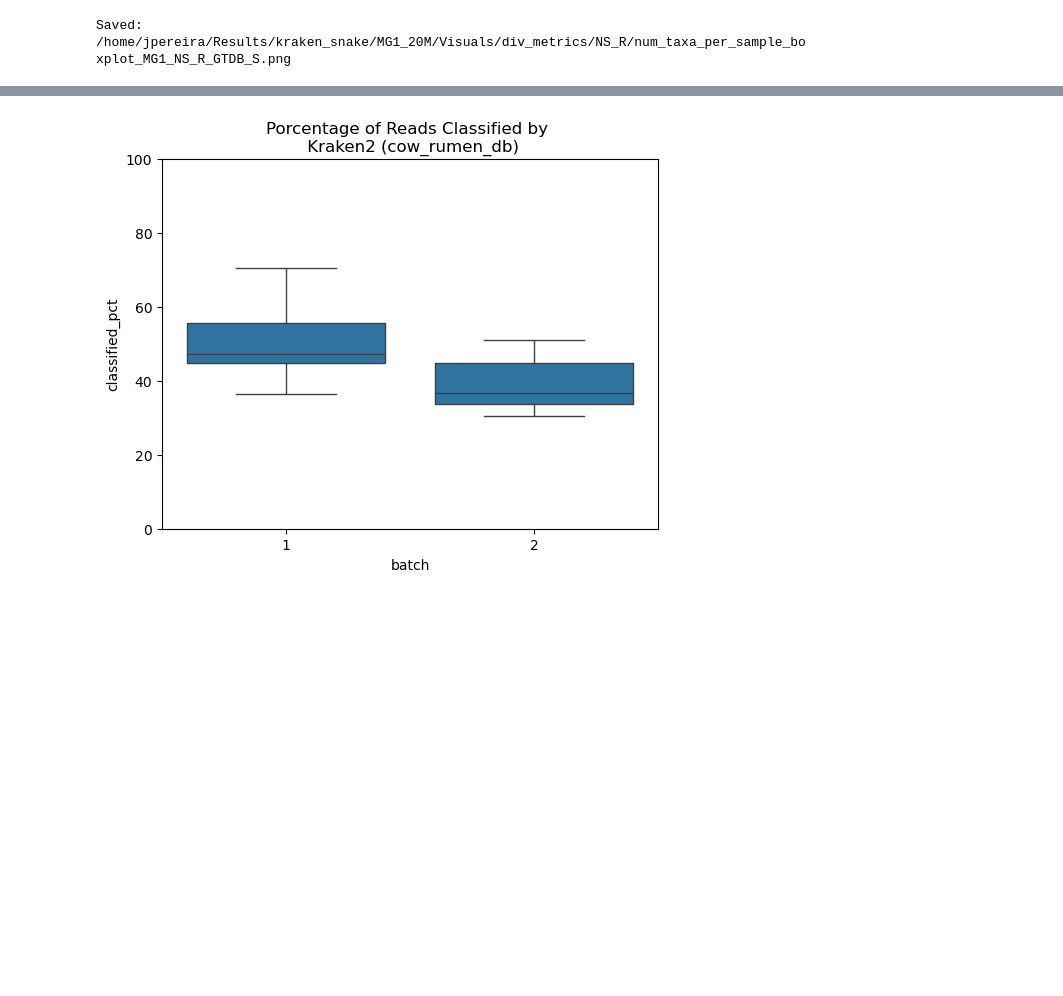
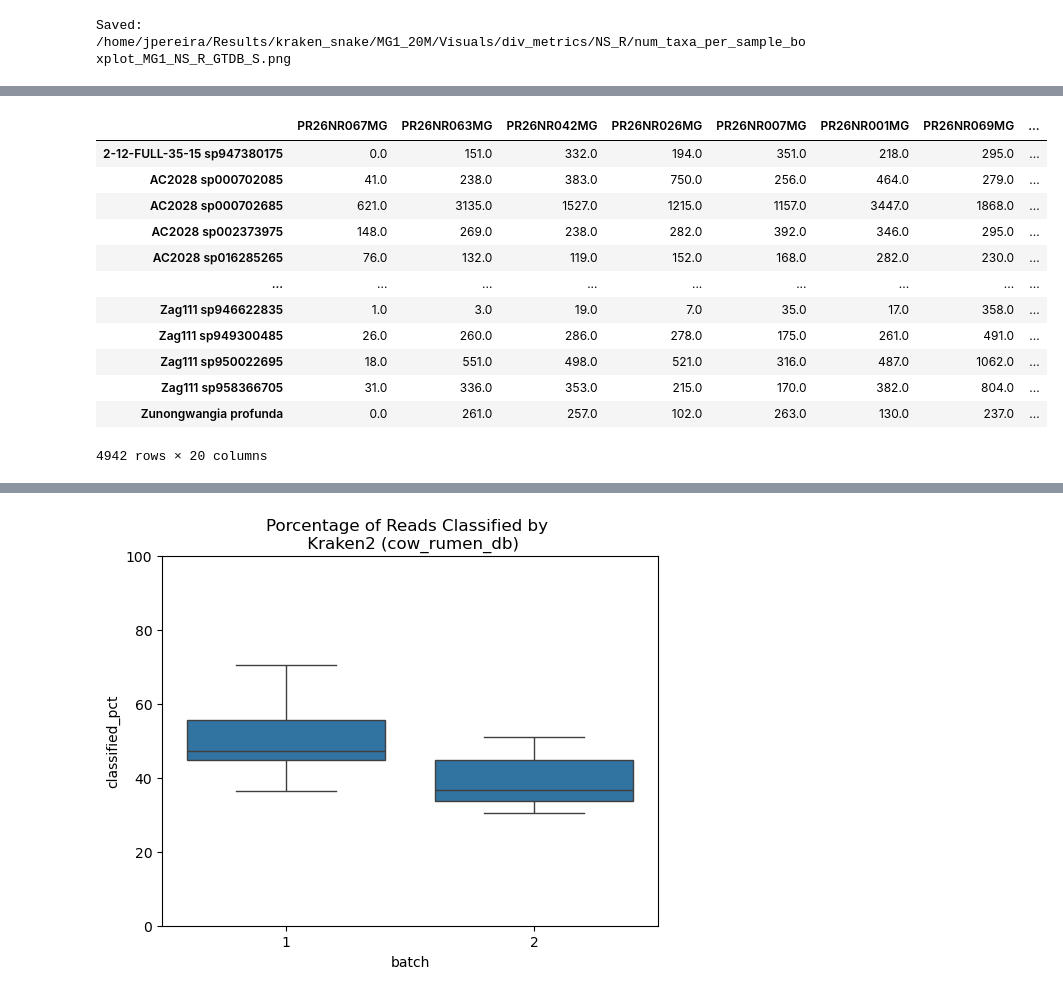
Before and after one commit to JPereira199/kraken_snake, a Jupyter notebook: scripts/old.diversity_clustering.ipynb, the cells around one changed output, grey strips where cells are left out. Drawn from its saved outputs; the diff is of its cells as text; code cells hidden in the pictures; blank space fills up the shorter version.

```diff
--- a/scripts/old.diversity_clustering.ipynb
+++ b/scripts/old.diversity_clustering.ipynb
@@ -734 +720,69 @@ taxa_counts_df
+# %%
+import pandas as pd
+import matplotlib.pyplot as plt
+import seaborn as sns
+from skbio.stats.ordination import pcoa
+from skbio.stats.distance import DistanceMatrix
+from skbio.diversity import beta_diversity
+from pathlib import Path
+from utils.plots_utils import make_pca, make_pcoa
+from utils.files_utils import load_metadata, load_counts
+
+MG1_MG2_GTDB_S_R_settings = {
+    'raw_counts_tsv' : Path('/home/jpereira/Results/kraken_snake/MG1_MG2_GTDB/Groups/counts/S/all_R/counts.tsv'),
+    'combat_counts_tsv' : Path('/home/jpereira/Results/kraken_snake/MG1_MG2_GTDB/Normalization/S/all_R/combat_seq.tsv'),
+    'input_metadata_dir' : Path('/home/jpereira/Results/kraken_snake/MG1_MG2_GTDB/Groups/S/metadata/'),
+    'metadata_tsv' : Path("/home/jpereira/old.kraken_snake/metadata/metadata.MG1_MG2.all_R.27_08_25.tsv"),
+    'comparision_name' : 'NS_R_vs_PR_R',
+    'title' : 'MG1_MG2_GTDB_S (CS 0.3)',
+    'output_dir' : Path("/home/jpereira/Results/kraken_snake/MG1_MG2_GTDB/Normalization/")
+    }
+
+MG1_MG2_GTDB_S_all_settings = {
+    'raw_counts_tsv' : [Path('/home/jpereira/Results/kraken_snake/MG1_MG2_GTDB/Groups/counts/S/all_R/counts.tsv'),
+                        Path('/home/jpereira/Results/kraken_snake/MG1_MG2_GTDB/Groups/counts/S/PR_E//counts.tsv')],
+    'combat_counts_tsv' : [Path('/home/jpereira/Results/kraken_snake/MG1_MG2_GTDB/Normalization/S/all_R/combat_seq.tsv'),
+                           Path('/home/jpereira/Results/kraken_snake/MG1_MG2_GTDB/Normalization/S/PR_E/combat_seq.tsv')],
+    'metadata_tsv' : [Path('/home/jpereira/Results/kraken_snake/MG1_MG2_GTDB/Groups/metadata/S/all_R/metadata.tsv'),
+                      Path('/home/jpereira/Results/kraken_snake/MG1_MG2_GTDB/Groups/metadata/S/PR_E/metadata.tsv')],
+    'comparision_name' : 'all_R_vs_PR_E',
+    'title' : 'MG1_MG2_GTDB_S (CS 0.3)',
+    'output_dir' : Path("/home/jpereira/Results/kraken_snake/MG1_MG2_GTDB/Normalization/")
+    }
+
+load_settings = {
+    'MG1_MG2_S_all_R_GTDB' : MG1_MG2_GTDB_S_R_settings,
+    'MG1_MG2_S_all_PR_E_GTDB' : MG1_MG2_GTDB_S_all_settings,
+}
+
+work_name='MG1_MG2_S_all_R_GTDB'
+
+raw_counts_tsv = load_settings[work_name]['raw_counts_tsv']
+combat_counts_tsv = load_settings[work_name]['combat_counts_tsv']
+comparision_name = load_settings[work_name]['comparision_name']
+title = load_settings[work_name]['title']
+metadata_tsv = load_settings[work_name]['metadata_tsv']
+output_dir = load_settings[work_name]['output_dir']
+
+output_pcoa_dir = output_dir / "PCOA"
+output_pcoa_dir.mkdir(exist_ok=True)
+
+# ─── Load data ───────────────────────────────────────────────────────────────
+raw_counts_df = load_counts(raw_counts_tsv, sep='\t', index_col=0, transpose=True)
+combat_counts_df = load_counts(combat_counts_tsv, sep='\t', index_col=0, transpose=True)
+metadata_df = load_metadata(metadata_tsv, sep='\t', id_col='work_id')
+# %% [output]
+|  | PR26NR067MG | PR26NR063MG | PR26NR042MG | PR26NR026MG | PR26NR007MG | PR26NR001MG | PR26NR069MG | ... |
+| 2-12-FULL-35-15 sp947380175 | 0.0 | 151.0 | 332.0 | 194.0 | 351.0 | 218.0 | 295.0 | ... |
+| AC2028 sp000702085 | 41.0 | 238.0 | 383.0 | 750.0 | 256.0 | 464.0 | 279.0 | ... |
+| AC2028 sp000702685 | 621.0 | 3135.0 | 1527.0 | 1215.0 | 1157.0 | 3447.0 | 1868.0 | ... |
+| AC2028 sp002373975 | 148.0 | 269.0 | 238.0 | 282.0 | 392.0 | 346.0 | 295.0 | ... |
+| AC2028 sp016285265 | 76.0 | 132.0 | 119.0 | 152.0 | 168.0 | 282.0 | 230.0 | ... |
+| ... | ... | ... | ... | ... | ... | ... | ... | ... |
+| Zag111 sp946622835 | 1.0 | 3.0 | 19.0 | 7.0 | 35.0 | 17.0 | 358.0 | ... |
+| Zag111 sp949300485 | 26.0 | 260.0 | 286.0 | 278.0 | 175.0 | 261.0 | 491.0 | ... |
+| Zag111 sp950022695 | 18.0 | 551.0 | 498.0 | 521.0 | 316.0 | 487.0 | 1062.0 | ... |
+| Zag111 sp958366705 | 31.0 | 336.0 | 353.0 | 215.0 | 170.0 | 382.0 | 804.0 | ... |
+| Zunongwangia profunda | 0.0 | 261.0 | 257.0 | 102.0 | 263.0 | 130.0 | 237.0 | ... |
+4942 rows × 20 columns
 # %%
```
Also changed, not shown: parts of 2 cells of this notebook, 6 other files.
